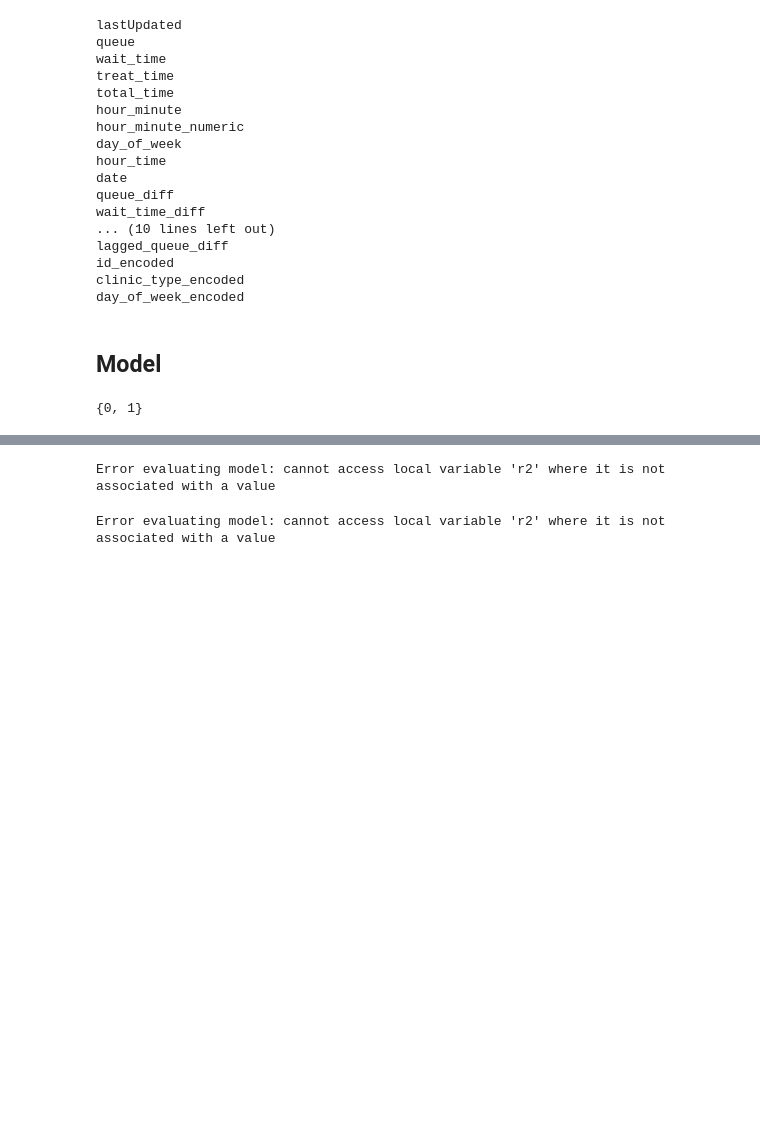
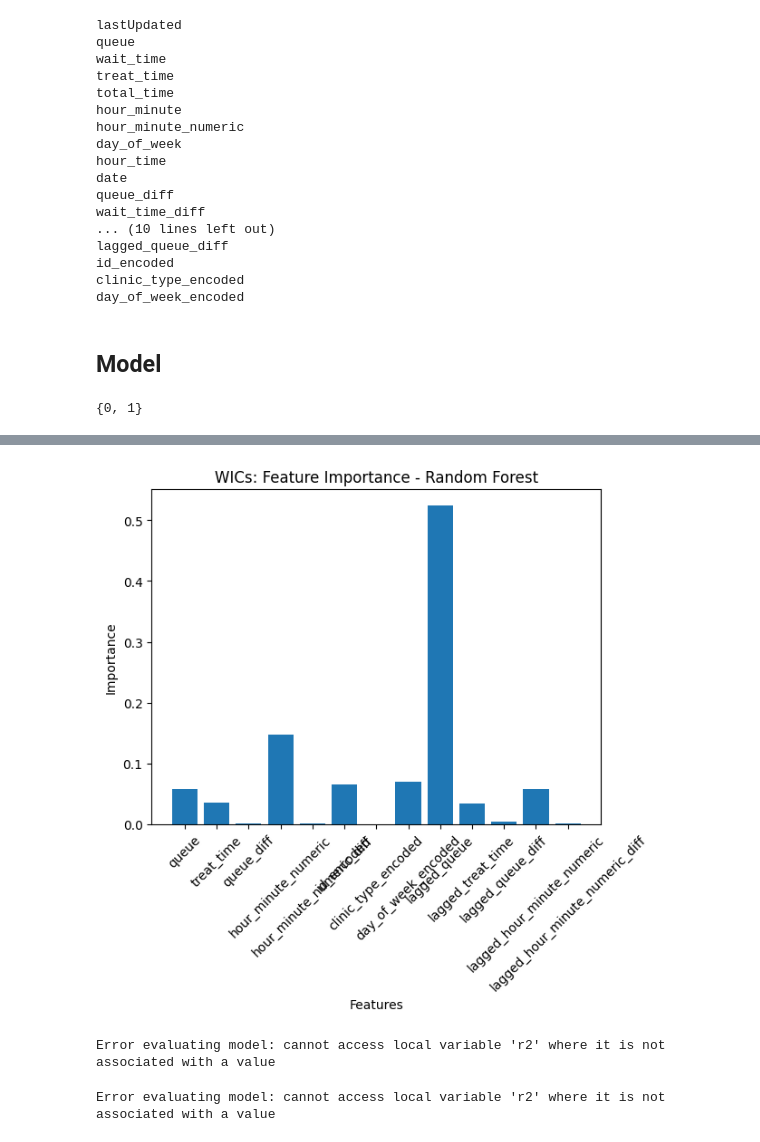
Before and after one commit to DerekWu1/wic_wait_times, a Jupyter notebook: model.ipynb, the cells around one changed output, grey strips where cells are left out. Saved outputs shown, nothing was run; the diff lists cells and outputs as text; code cells hidden in the pictures; blank space fills up the shorter version.

Commit message:
feature importance analysis

```diff
--- a/model.ipynb
+++ b/model.ipynb
@@ -130,13 +130,13 @@ def ts_train_test_split(X, y, group_col, time_col, test_size=0.2, random_state=4
 # Split data into training and testing sets
 # WIC == 1, ED == 0
 
-X = data[data['clinic_type_encoded'] == 0][['queue', 'treat_time', 'queue_diff', 'hour_minute_numeric', 'hour_minute_numeric_diff', 'id_encoded', 'clinic_type_encoded', 'day_of_week_encoded',
-                                            'lagged_queue', 'lagged_treat_time', 'lagged_queue_diff', 'lagged_hour_minute_numeric', 'lagged_hour_minute_numeric_diff']]
-y = data[data['clinic_type_encoded'] == 0][['wait_time']]
+# X = data[data['clinic_type_encoded'] == 0][['queue', 'treat_time', 'queue_diff', 'hour_minute_numeric', 'hour_minute_numeric_diff', 'id_encoded', 'clinic_type_encoded', 'day_of_week_encoded',
+#                                             'lagged_queue', 'lagged_treat_time', 'lagged_queue_diff', 'lagged_hour_minute_numeric', 'lagged_hour_minute_numeric_diff']]
+# y = data[data['clinic_type_encoded'] == 0][['wait_time']]
 
-# X = data[data['clinic_type_encoded'] == 1][['queue', 'treat_time', 'queue_diff', 'hour_minute_numeric', 'hour_minute_numeric_diff', 'id_encoded', 'clinic_type_encoded', 'day_of_week_encoded',
-#                                            'lagged_queue', 'lagged_treat_time', 'lagged_queue_diff', 'lagged_hour_minute_numeric', 'lagged_hour_minute_numeric_diff']]
-# y = data[data['clinic_type_encoded'] == 1][['wait_time']]
+X = data[data['clinic_type_encoded'] == 1][['queue', 'treat_time', 'queue_diff', 'hour_minute_numeric', 'hour_minute_numeric_diff', 'id_encoded', 'clinic_type_encoded', 'day_of_week_encoded',
+                                           'lagged_queue', 'lagged_treat_time', 'lagged_queue_diff', 'lagged_hour_minute_numeric', 'lagged_hour_minute_numeric_diff']]
+y = data[data['clinic_type_encoded'] == 1][['wait_time']]
 
 # Align indices
 X = X.reset_index(drop=True)
@@ -361,16 +385,18 @@ custom_splitter = GroupedTimeSeriesSplit(
 # %%
-# import matplotlib.pyplot as plt
+import matplotlib.pyplot as plt
 
-# # Extract feature importance for Random Forest (as an example)
-# rf_importance = models.loc[models['model_name'] == 'Random Forest', 'feature_importance'].values[0]
+# Extract feature importance for Random Forest (as an example)
+rf_importance = models.loc[models['model_name'] == 'Random Forest', 'feature_importance'].values[0]
 
-# # Plot feature importance
-# plt.bar(X.columns, rf_importance)
-# plt.xlabel('Features')
-# plt.ylabel('Importance')
-# plt.title('Feature Importance - Random Forest')
-# plt.xticks(rotation=45)
-# plt.show()
+# Plot feature importance
+plt.bar(X.columns, rf_importance)
+plt.xlabel('Features')
+plt.ylabel('Importance')
+plt.title('WICs: Feature Importance - Random Forest')
+plt.xticks(rotation=45)
+plt.show()
+# %% [output]
+[figure, added]
 # %%
 #### ED
 
```
Also changed, not shown: parts of 3 cells of this notebook.
